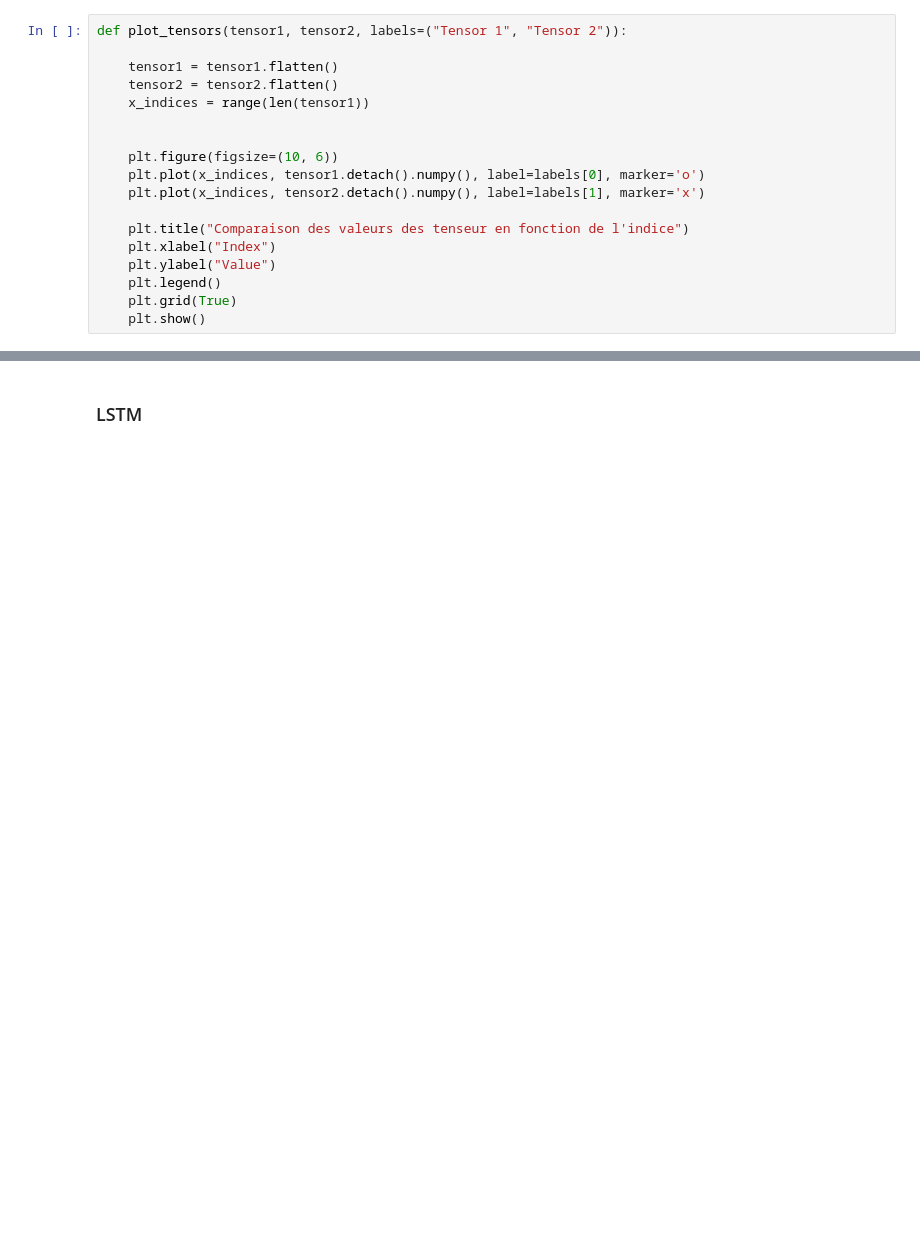
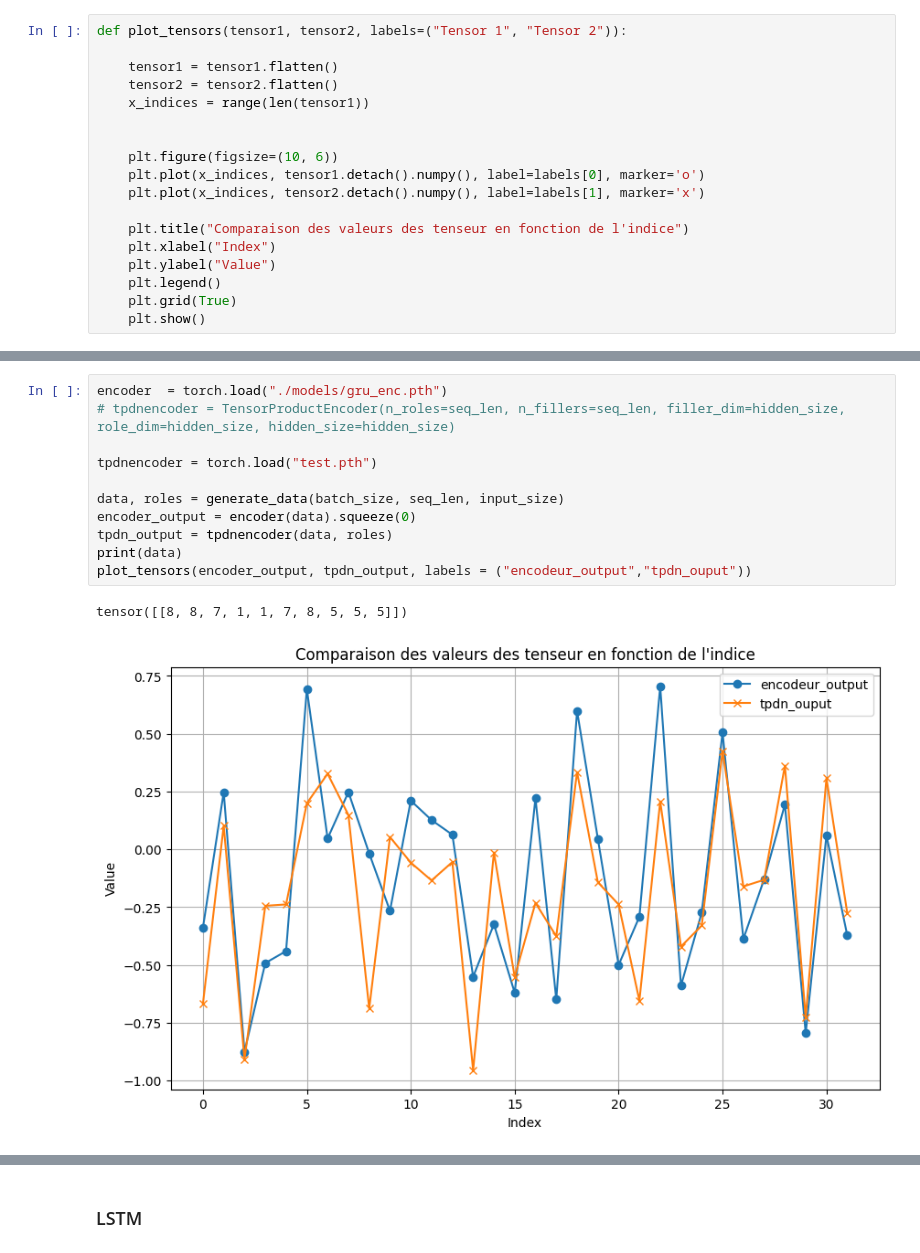
Before and after one commit to baptxste/projet_3A, a Jupyter notebook: partie1.ipynb, the cells around one changed output, grey strips where cells are left out. Saved outputs shown, nothing was run; the diff lists cells and outputs as text; blank space fills up the shorter version.

```diff
--- a/partie1.ipynb
+++ b/partie1.ipynb
@@ -213,0 +233,14 @@ Epoch 29999/30000, Loss: 0.0000, Accuracy: 10.00%
+# %%
+encoder  = torch.load("./models/gru_enc.pth")
+# tpdnencoder = TensorProductEncoder(n_roles=seq_len, n_fillers=seq_len, filler_dim=hidden_size, role_dim=hidden_size, hidden_size=hidden_size)
+
+tpdnencoder = torch.load("test.pth")
+
+data, roles = generate_data(batch_size, seq_len, input_size)
+encoder_output = encoder(data).squeeze(0)
+tpdn_output = tpdnencoder(data, roles)
+print(data)
+plot_tensors(encoder_output, tpdn_output, labels = ("encodeur_output","tpdn_ouput"))
+# %% [output]
+tensor([[8, 8, 7, 1, 1, 7, 8, 5, 5, 5]])
+[figure, added]
```
Also changed, not shown: parts of 5 cells of this notebook, 9 other files.
